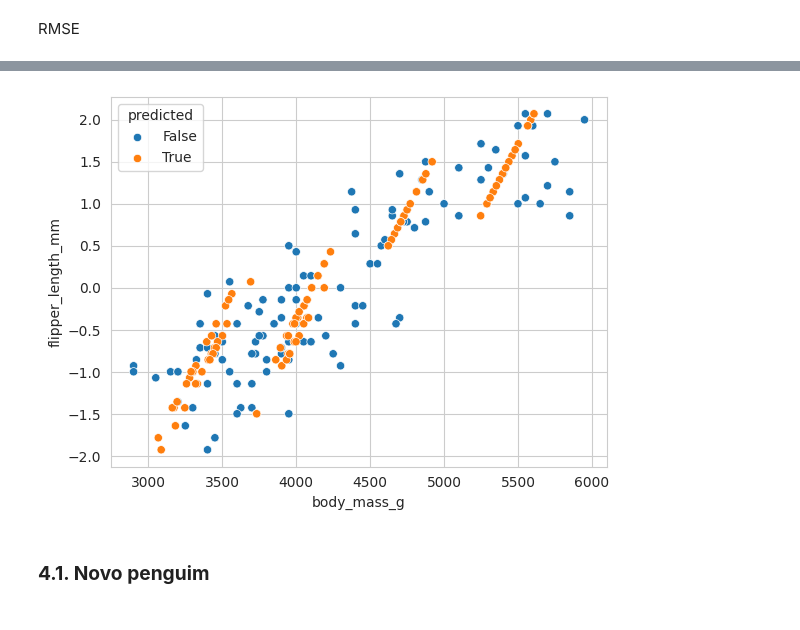
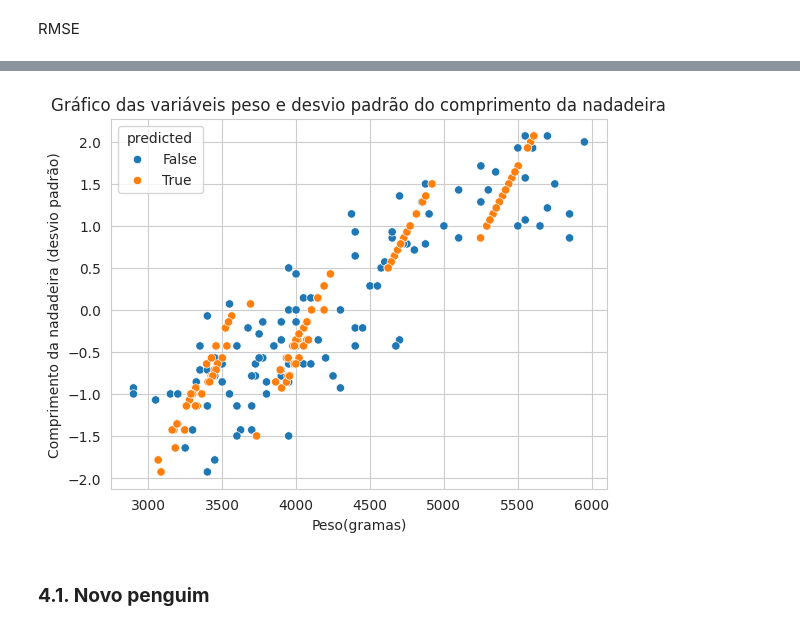
Before and after one commit to Armanskij/EBAC_Studies, a Jupyter notebook: Profissao_Analista_de_dados_M23_Exercicio.ipynb, the cells around one changed output, grey strips where cells are left out. Cells and saved outputs as stored; diff of their text form; code cells hidden in the pictures.

```diff
--- a/Profissao_Analista_de_dados_M23_Exercicio.ipynb
+++ b/Profissao_Analista_de_dados_M23_Exercicio.ipynb
@@ -143,7 +173,0 @@ Aqui escolhi trabalhar apenas com a variável númerica `flipper_lenght_mm`, ent
-# %%
-# padronizando a variável númerica que irá ser usada na regressão
-flipper_mean = df['flipper_length_mm'].mean()
-flipper_std = df['flipper_length_mm'].std()
-
-df['flipper_length_mm'] = df['flipper_length_mm'].apply(
-    lambda flipper:(flipper - flipper_mean)/flipper_std)
@@ -192,3 +207,10 @@ df.head()
 Descarte as colunas originais e mantenha apenas a variável resposta e as variáveis preditivas com o sufixo *_std*", *_nom*" e "*_ord*".
 # %% [markdown]
 Nessa etapa eu já sabia quais variáveis iria usar no processo de aprendizado, logo já aloquei elas num novo df para saber exatamente quais dados estaria utilizando, e tamebém para caso fosse criar outro modelo no futuro.
+# %%
+# selecionando apenas as colunas tratadas
+for col in df_std:
+  if not('body_mass_g' in col or 'std' in col or "nom" in col):
+    df.drop(columns=col, inplace=True)
+
+df.head()
@@ -195,6 +224,7 @@ Nessa etapa eu já sabia quais variáveis iria usar no processo de aprendizado,
 # %%
+# criando o df que usadado no treinamento
 df_v1 = df[[
-    'body_mass_g','flipper_length_mm']+
+    'body_mass_g','flipper_length_mm_std']+
      [col for col in df.columns if col.endswith('_nom')]]
 df_v1.head()
 # %% [output]
@@ -340,15 +371,30 @@ test_data.head()
 | 3 | -0.211688 | 0 | 1 | 0 | 0 | ... |
 | 4 | -0.639777 | 1 | 0 | 0 | 1 | ... |
 # %%
-prediction_data = pd.concat([predictors_test.reset_index(drop=True), pd.DataFrame(target_predict, columns=['body_mass_g'])], axis=1).reset_index(drop=True)
+# criando os data frame para criar o gráfico
+test_data = pd.concat(
+    [predictors_test, pd.DataFrame(
+        target_test, columns=['body_mass_g'])], axis=1).reset_index(drop=True)
+test_data['predicted'] = False
+
+prediction_data = pd.concat(
+    [predictors_test.reset_index(drop=True), pd.DataFrame(
+        target_predict, columns=['body_mass_g'])
+    ], axis=1).reset_index(drop=True)
 prediction_data['predicted'] = True
 # %%
 prediction = pd.concat([test_data, prediction_data]).reset_index(drop=True)
 # %%
 with sns.axes_style('whitegrid'):
-  sns.scatterplot(data=prediction, x='body_mass_g', y='flipper_length_mm', hue='predicted')
+  sns.scatterplot(data=prediction,
+                  x='body_mass_g',
+                  y='flipper_length_mm_std',
+                  hue='predicted')
+  plt.title('Gráfico das variáveis peso e desvio padrão do comprimento da nadadeira')
+  plt.xlabel('Peso(gramas)')
+  plt.ylabel('Comprimento da nadadeira (desvio padrão)')
 # %% [output]
-[figure, old version]
+[figure, new version]
 # %% [markdown]
 ### **4.1. Novo penguim**
 # %% [markdown]
```
Also changed, not shown: parts of 25 cells of this notebook.
